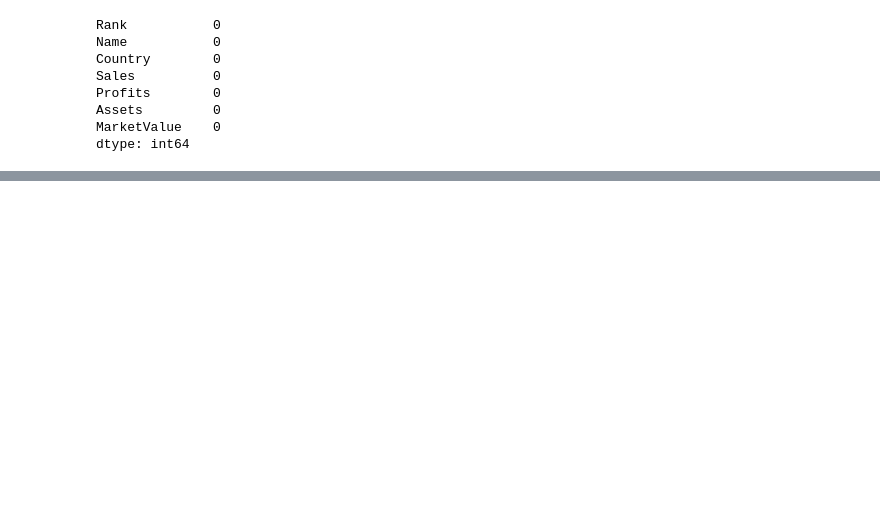
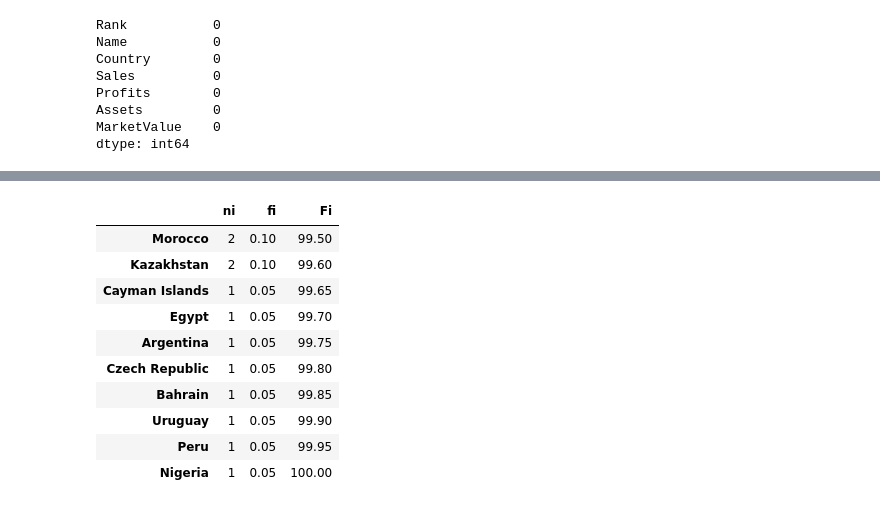
Before and after one commit to JohnCubides/ArtificialIntelligence, a Jupyter notebook: Actividad_2.ipynb, the cells around one changed output, grey strips where cells are left out. Cells and saved outputs as stored; diff of their text form; code cells hidden in the pictures; blank space fills up the shorter version.

```diff
--- a/Actividad_2.ipynb
+++ b/Actividad_2.ipynb
@@ -82,0 +111,15 @@ dtype: int64
+# %%
+#Paises con menos empresas
+table_frec.tail(10)
+# %% [output]
+|  | ni | fi | Fi |
+| Morocco | 2 | 0.10 | 99.50 |
+| Kazakhstan | 2 | 0.10 | 99.60 |
+| Cayman Islands | 1 | 0.05 | 99.65 |
+| Egypt | 1 | 0.05 | 99.70 |
+| Argentina | 1 | 0.05 | 99.75 |
+| Czech Republic | 1 | 0.05 | 99.80 |
+| Bahrain | 1 | 0.05 | 99.85 |
+| Uruguay | 1 | 0.05 | 99.90 |
+| Peru | 1 | 0.05 | 99.95 |
+| Nigeria | 1 | 0.05 | 100.00 |
```
Also changed, not shown: parts of 11 cells of this notebook.
